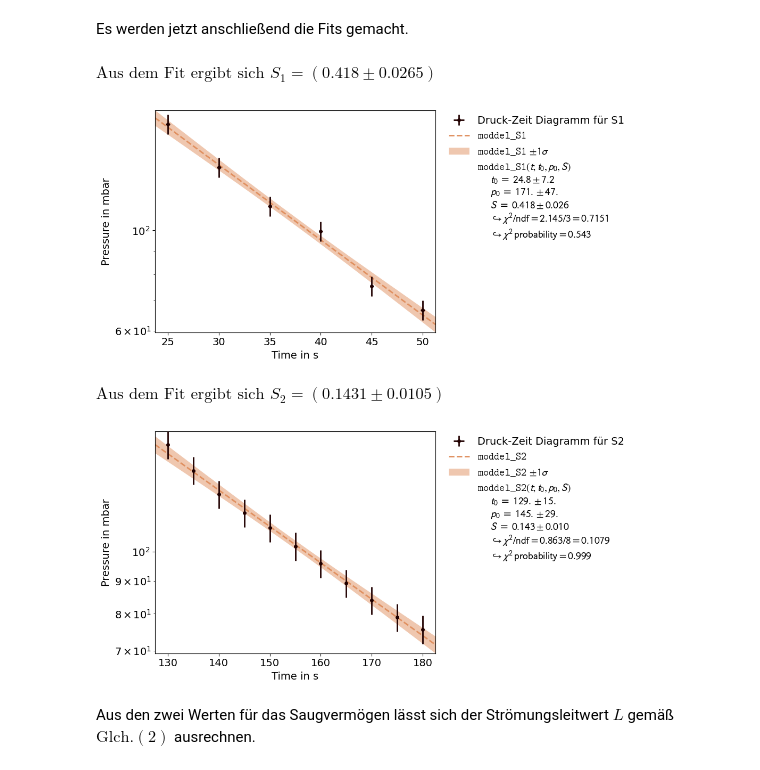
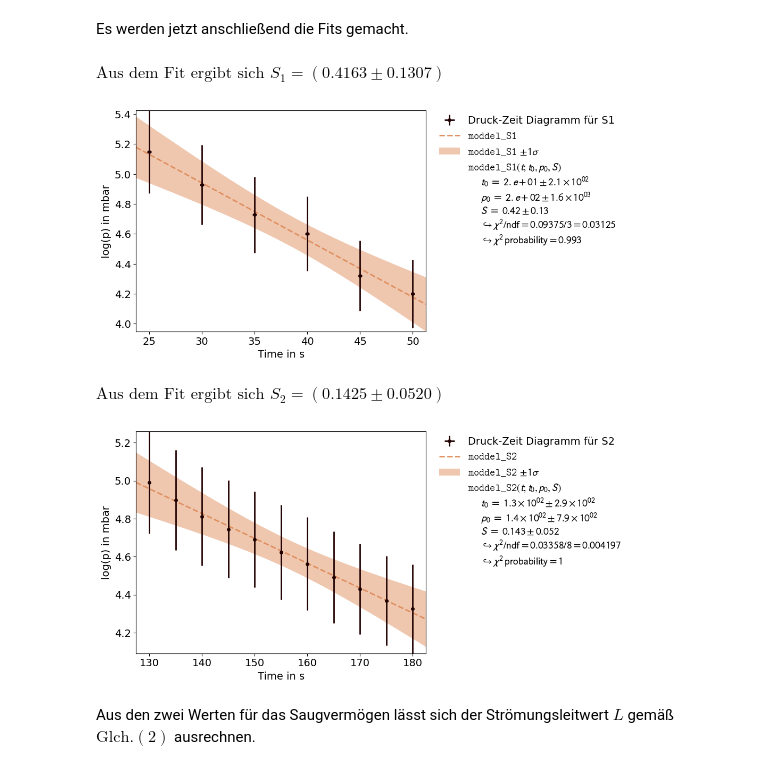
Before and after one commit to AlFa-Tier/Uni_codes, a Jupyter notebook: Praktikum/Vakuum/Vakuum.ipynb, the cells around one changed output. Saved outputs shown, nothing was run; the diff lists cells and outputs as text; code cells hidden in the pictures.

```diff
--- a/Praktikum/Vakuum/Vakuum.ipynb
+++ b/Praktikum/Vakuum/Vakuum.ipynb
@@ -571,15 +575,15 @@ Es werden jetzt anschließend die Fits gemacht.
 # %%
 # Define fit function
 def moddel_S1(t,t_0=time_2[5],p_0=pressure_1[5],S=mean(list=S_1,start=5,finish=11)):
-    return p_0*np.exp(-(S)/(V)*(t-t_0))
+    return np.log(p_0*np.exp(-(S)/(V)*(t-t_0)))
 
 # Create Dataset
-dataset_S1 = kafe2.XYContainer(x_data=time_2[5:11],y_data=pressure_1[5:11])
-dataset_S1.axis_labels=['Time in s', 'Pressure in mbar']
+dataset_S1 = kafe2.XYContainer(x_data=time_2[5:11],y_data=np.log(pressure_1[5:11]))
+dataset_S1.axis_labels=['Time in s', 'log(p) in mbar']
 dataset_S1.label='Druck-Zeit Diagramm für S1'
 
 dataset_S1.add_error(axis='x',err_val=0.196)
-dataset_S1.add_error(axis='y',err_val=0.05*pressure_1[5:11])
+dataset_S1.add_error(axis='y',err_val=0.0539,relative=True)
 
 
 
@@ -594,48 +598,48 @@ params_1=fit_S1.parameter_values
 params_err_1=fit_S1.parameter_errors
 
 # Fit-Ergebnisse plotten
-fit_result_S1.y_scale='log'
+# fit_result_S1.y_scale='log'
 fit_result_S1.plot()
 display(Math(rf'\text{{Aus dem Fit ergibt sich }} S_1=\left({params_1[2]:.04}\pm{params_err_1[2]:.4f}\right)'))
 plt.show()
 # %% [output]
-$\displaystyle \text{Aus dem Fit ergibt sich } S_1=\left(0.418\pm0.0265\right)$
+$\displaystyle \text{Aus dem Fit ergibt sich } S_1=\left(0.4163\pm0.1307\right)$
-[figure, old version]
+[figure, new version]
 # %%
 # Define fit function
 def moddel_S2(t,t_0=time_2[26],p_0=pressure_2[26],S=mean(list=S_2,start=26,finish=37)):
-    return p_0*np.exp(-(S)/(V)*(t-t_0))
+    return np.log(p_0*np.exp(-(S)/(V)*(t-t_0)))
 
 # Dataset erstellen
-dataset_S2 = kafe2.XYContainer(x_data=time_2[26:37],y_data=pressure_2[26:37])
-dataset_S2.axis_labels=['Time in s', 'Pressure in mbar']
+dataset_S2 = kafe2.XYContainer(x_data=time_2[26:37],y_data=np.log(pressure_2[26:37]))
+dataset_S2.axis_labels=['Time in s', 'log(p) in mbar']
 dataset_S2.label='Druck-Zeit Diagramm für S2'
 
 dataset_S2.add_error(axis='x',err_val=0.196)
-dataset_S2.add_error(axis='y',err_val=0.05*pressure_2[26:37])
+dataset_S2.add_error(axis='y',err_val=0.0539,relative=True)
 
 
 
 # Fit-Objekt erstellen
 fit_S2 = kafe2.Fit(dataset_S2,model_function=moddel_S2)
 fit_S2.limit_parameter("t_0", lower=0)
 
 # Fit durchführen
 fit_S2.do_fit()
 fit_result_S2=kafe2.Plot([fit_S2])
 
 # Get Fit Variables and their errors
 params_2=fit_S2.parameter_values
 params_err_2=fit_S2.parameter_errors
 
 # Fit-Ergebnisse plotten
-fit_result_S2.y_scale='log'
+# fit_result_S2.y_scale='log'
 fit_result_S2.plot()
 display(Math(rf'\text{{Aus dem Fit ergibt sich }} S_2=\left({params_2[2]:.04}\pm{params_err_2[2]:.4f}\right)'))
 plt.show()
 # %% [output]
-$\displaystyle \text{Aus dem Fit ergibt sich } S_2=\left(0.1431\pm0.0105\right)$
+$\displaystyle \text{Aus dem Fit ergibt sich } S_2=\left(0.1425\pm0.0520\right)$
-[figure, old version]
+[figure, new version]
 # %% [markdown]
 Aus den zwei Werten für das Saugvermögen lässt sich der Strömungsleitwert $L$ gemäß $\text{Glch.} (2)$ ausrechnen.
 # %%
```
Also changed, not shown: parts of 23 cells of this notebook.
